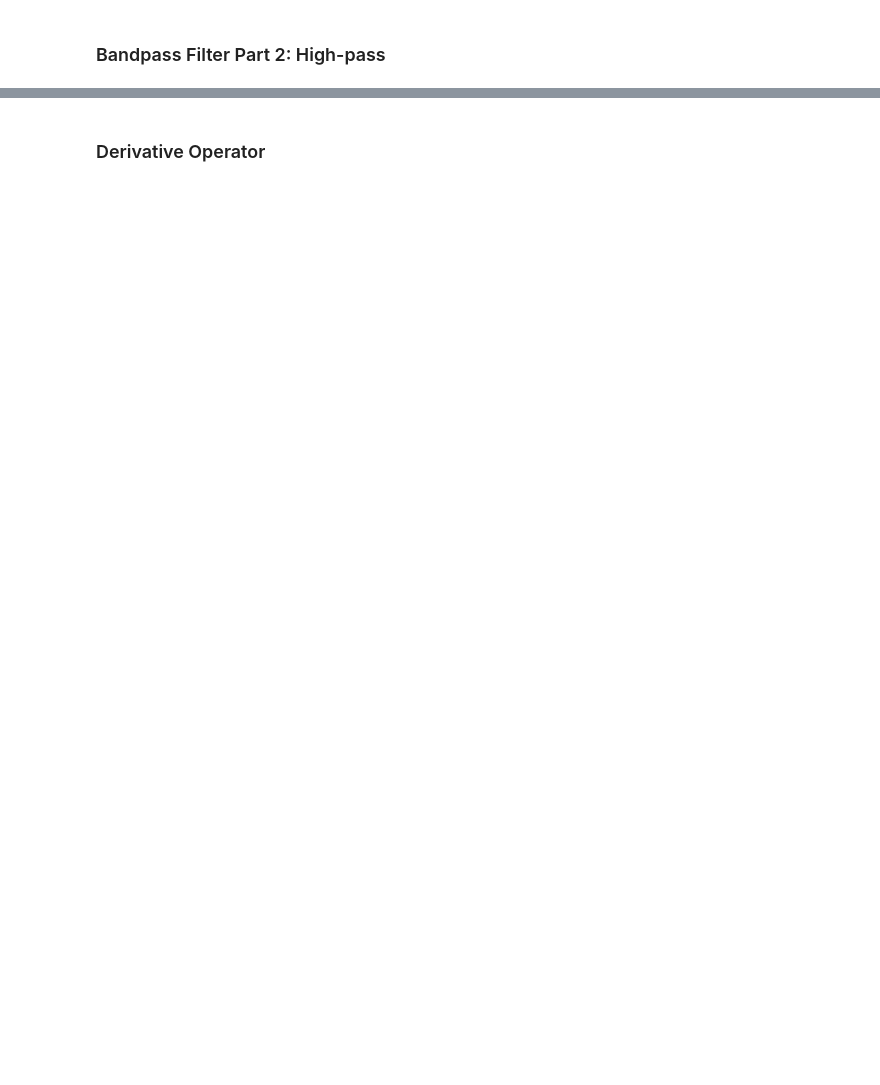
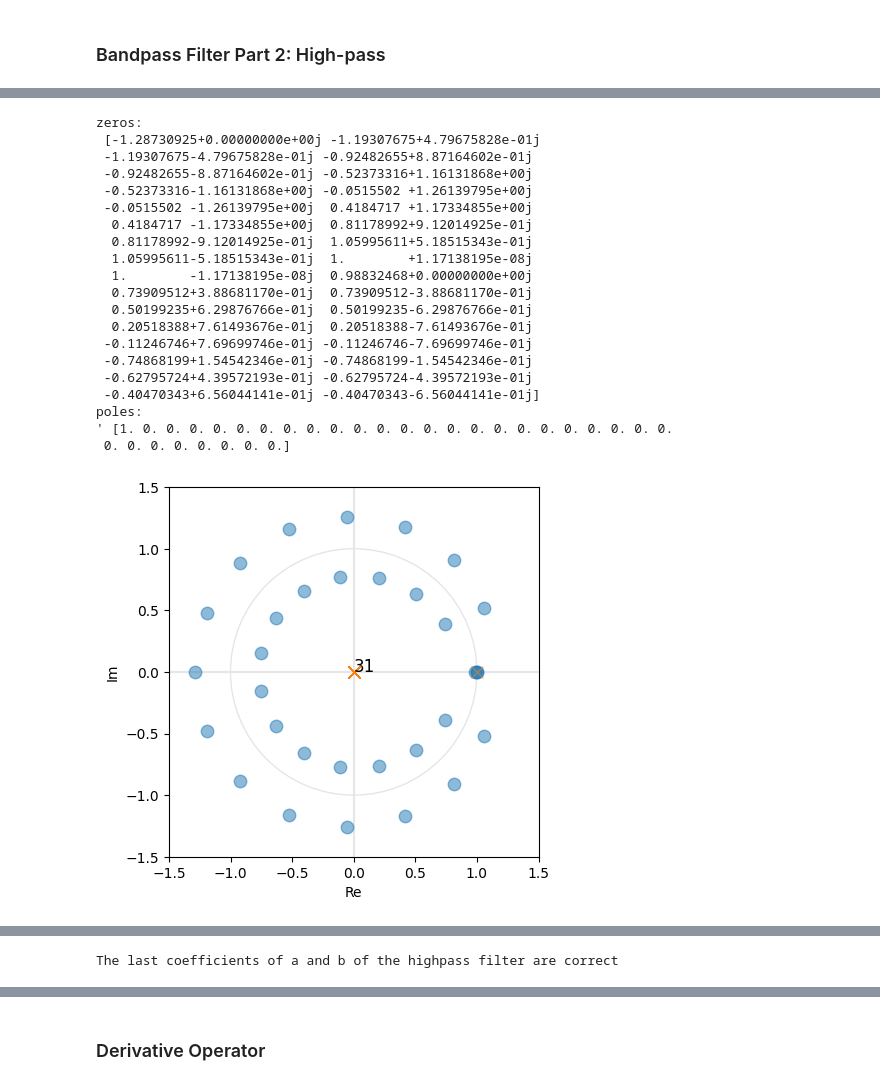
Before and after one commit to Vitamin99CC/23WS_DeepLearning_FAU, a Jupyter notebook: exercise-09.ipynb, the cells around one changed output, grey strips where cells are left out. Saved outputs shown, nothing was run; the diff lists cells and outputs as text; code cells hidden in the pictures; blank space fills up the shorter version.

```diff
--- a/exercise-09.ipynb
+++ b/exercise-09.ipynb
@@ -407,7 +426,32 @@ b_highpass = [...]
 # %%
 # Design the filter based on the transfer function given in the lecture
 # and produce a pole-zero and a magnitude response plot
 # Store the filter coefficients in 'b_highpass' and 'a_highpass'
 
 # YOUR CODE HERE
-raise NotImplementedError()
+a_highpass = [1, -1, 0, 0, 0, 0, 0, 0, 0, 0, 0, 0, 0, 0, 0, 0, 0, 0, 0, 0, 0, 0, 0, 0, 0, 0, 0, 0, 0, 0, 0, 0, 0]
+b_highpass = [-1./32, 0, 0, 0, 0, 0, 0, 0, 0, 0, 0, 0, 0, 0, 0, 0, 1, -1, 0, 0, 0, 0, 0, 0, 0, 0, 0, 0, 0, 0, 0, 0, 1./32]
+pole_zero_plot(b_highpass, a_highpass)
+plot_freq_response(b_highpass, a_highpass)
+# %% [output]
+zeros:
+ [-1.28730925+0.00000000e+00j -1.19307675+4.79675828e-01j
+ -1.19307675-4.79675828e-01j -0.92482655+8.87164602e-01j
+ -0.92482655-8.87164602e-01j -0.52373316+1.16131868e+00j
+ -0.52373316-1.16131868e+00j -0.0515502 +1.26139795e+00j
+ -0.0515502 -1.26139795e+00j  0.4184717 +1.17334855e+00j
+  0.4184717 -1.17334855e+00j  0.81178992+9.12014925e-01j
+  0.81178992-9.12014925e-01j  1.05995611+5.18515343e-01j
+  1.05995611-5.18515343e-01j  1.        +1.17138195e-08j
+  1.        -1.17138195e-08j  0.98832468+0.00000000e+00j
+  0.73909512+3.88681170e-01j  0.73909512-3.88681170e-01j
+  0.50199235+6.29876766e-01j  0.50199235-6.29876766e-01j
+  0.20518388+7.61493676e-01j  0.20518388-7.61493676e-01j
+ -0.11246746+7.69699746e-01j -0.11246746-7.69699746e-01j
+ -0.74868199+1.54542346e-01j -0.74868199-1.54542346e-01j
+ -0.62795724+4.39572193e-01j -0.62795724-4.39572193e-01j
+ -0.40470343+6.56044141e-01j -0.40470343-6.56044141e-01j]
+poles:
+' [1. 0. 0. 0. 0. 0. 0. 0. 0. 0. 0. 0. 0. 0. 0. 0. 0. 0. 0. 0. 0. 0. 0. 0.
+ 0. 0. 0. 0. 0. 0. 0. 0.]
+[figure, added]
@@ -416,6 +461,8 @@ raise NotImplementedError()
 assert b_highpass[32] == 1 / 32, 'The last coefficient of b of the highpass filter is wrong.'
 assert a_highpass[1] == -1, 'The last coefficient of a of the highpass filter is wrong.'
 print('The last coefficients of a and b of the highpass filter are correct')
+# %% [output]
+The last coefficients of a and b of the highpass filter are correct
 # %%
 # Apply the filter to the already lowpassed filter data and plot the result
 # Store the filtered signal in variable 'data_hp'
```
Also changed, not shown: parts of 18 cells of this notebook.
